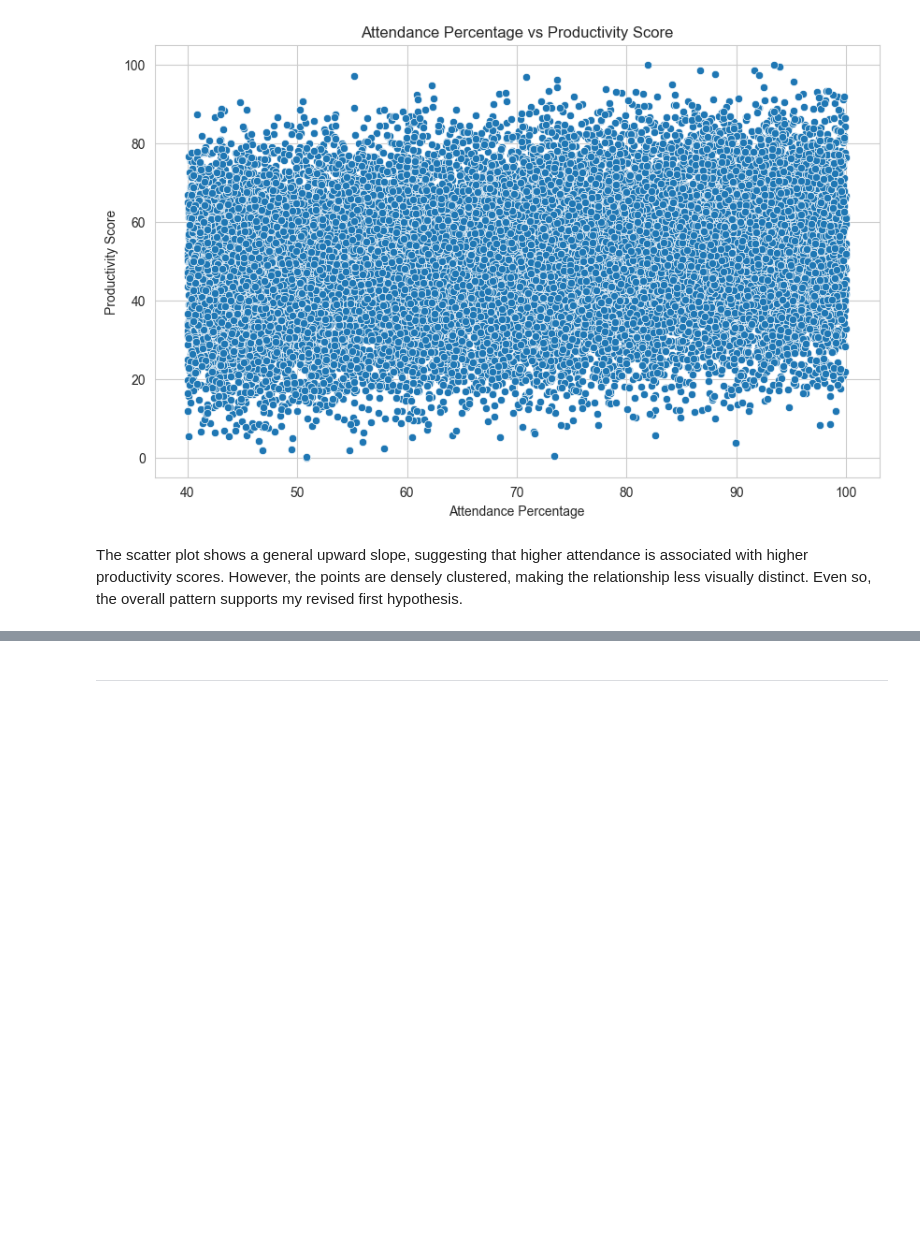
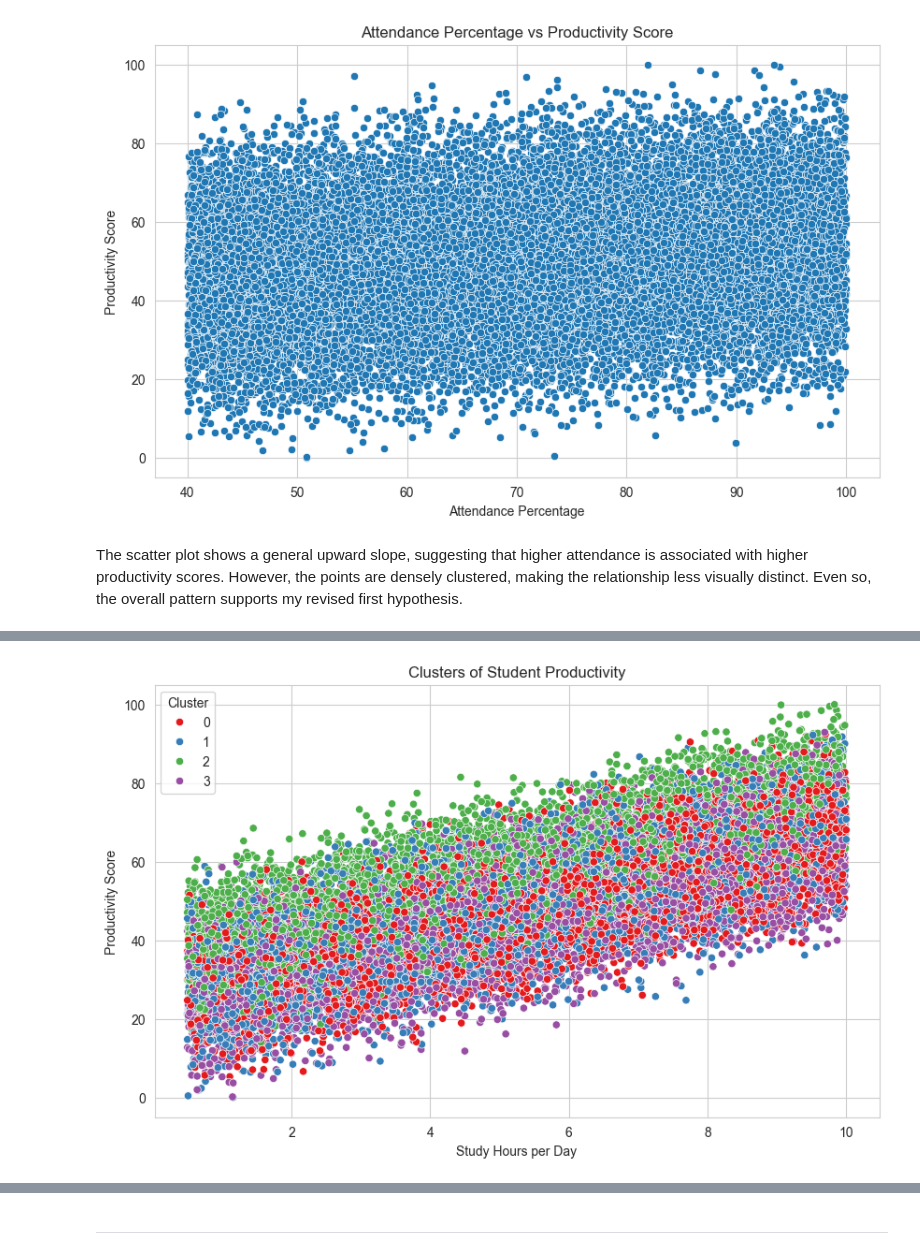
Before and after one commit to lehaanwar/Student-Productivity-and-Behaviours-Project, a Jupyter notebook: jupyter_notebooks/DataVis.ipynb, the cells around one changed output, grey strips where cells are left out. Cells and saved outputs as stored; diff of their text form; code cells hidden in the pictures; blank space fills up the shorter version.

```diff
--- a/jupyter_notebooks/DataVis.ipynb
+++ b/jupyter_notebooks/DataVis.ipynb
@@ -376,0 +405,5 @@ NOTE
+# %%
+# labelling the data with the optimal number of clusters k=4
+kmeans = KMeans(n_clusters=4, random_state=42)
+kmeans.fit(scaled_features)
+df['cluster'] = kmeans.labels_
@@ -376,0 +435,15 @@ NOTE
+# %%
+# choose cluster names based on the above summary
+cluster_names = {'low_productivity': 0, 'moderate_productivity': 1, 'high_productivity': 2, 'very_high_productivity': 3}
+df['cluster_name'] = df['cluster'].map(cluster_names)
+# %%
+# visualise clusters using a scatter plot of study hours per day and productivity score, colored by cluster name.
+plt.figure(figsize=(10, 6))
+sns.scatterplot(x='study_hours_per_day', y='productivity_score', hue='cluster', data=df, palette='Set1')
+plt.title('Clusters of Student Productivity')
+plt.xlabel('Study Hours per Day')
+plt.ylabel('Productivity Score')
+plt.legend(title='Cluster')
+plt.show()
+# %% [output]
+[figure, added]
```
Also changed, not shown: parts of 21 cells of this notebook.
